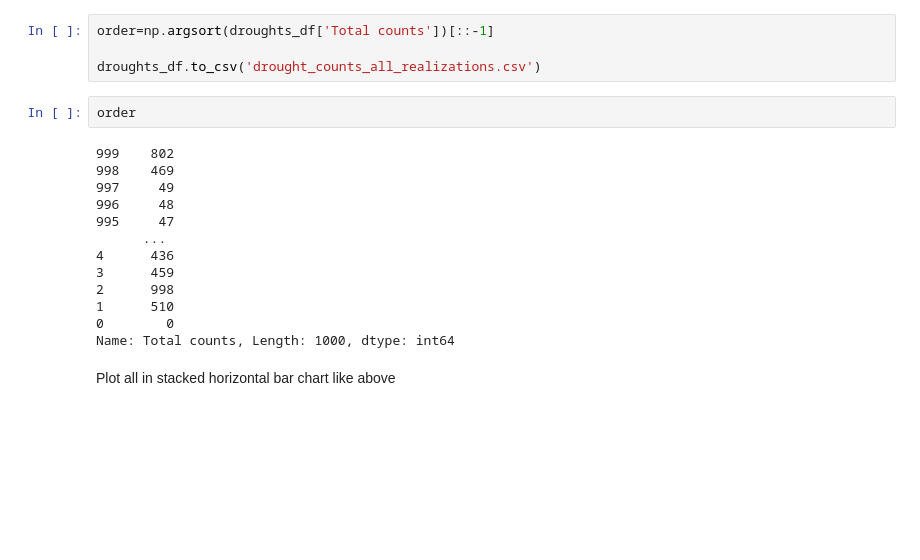
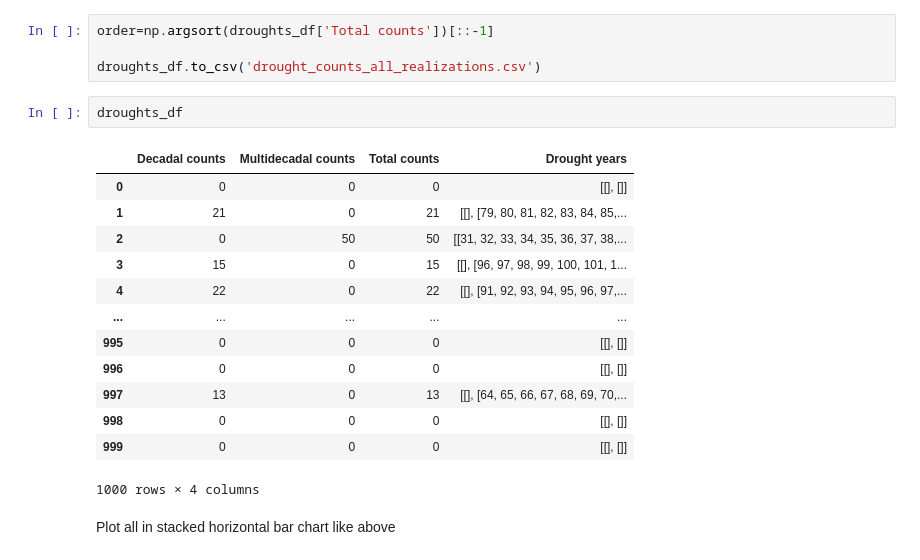
Before and after one commit to antonia-had/rival_framings_demand, a Jupyter notebook: classify_naturalized_streamflows-drought.ipynb, the cells around one changed output. Drawn from its saved outputs; the diff is of its cells as text; blank space fills up the shorter version.

```diff
--- a/classify_naturalized_streamflows-drought.ipynb
+++ b/classify_naturalized_streamflows-drought.ipynb
@@ -304,20 +299,21 @@ order=np.argsort(droughts_df['Total counts'])[::-1]
 
 droughts_df.to_csv('drought_counts_all_realizations.csv')
 # %%
-order
+droughts_df
 # %% [output]
+|  | Decadal counts | Multidecadal counts | Total counts | Drought years |
+| 0 | 0 | 0 | 0 | [[], []] |
+| 1 | 21 | 0 | 21 | [[], [79, 80, 81, 82, 83, 84, 85,... |
+| 2 | 0 | 50 | 50 | [[31, 32, 33, 34, 35, 36, 37, 38,... |
+| 3 | 15 | 0 | 15 | [[], [96, 97, 98, 99, 100, 101, 1... |
+| 4 | 22 | 0 | 22 | [[], [91, 92, 93, 94, 95, 96, 97,... |
+| ... | ... | ... | ... | ... |
+| 995 | 0 | 0 | 0 | [[], []] |
+| 996 | 0 | 0 | 0 | [[], []] |
+| 997 | 13 | 0 | 13 | [[], [64, 65, 66, 67, 68, 69, 70,... |
+| 998 | 0 | 0 | 0 | [[], []] |
+| 999 | 0 | 0 | 0 | [[], []] |
-999    802
-998    469
-997     49
-996     48
-995     47
-      ...
-4      436
-3      459
-2      998
-1      510
-0        0
-Name: Total counts, Length: 1000, dtype: int64
+1000 rows × 4 columns
 # %% [markdown]
 Plot all in stacked horizontal bar chart like above
 # %%
```
Also changed, not shown: parts of 2 cells of this notebook, 2 other files.
